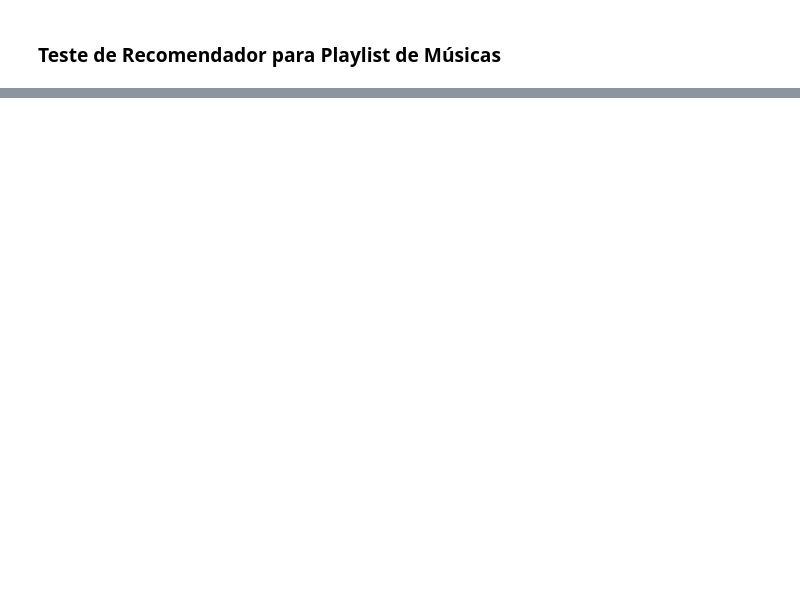
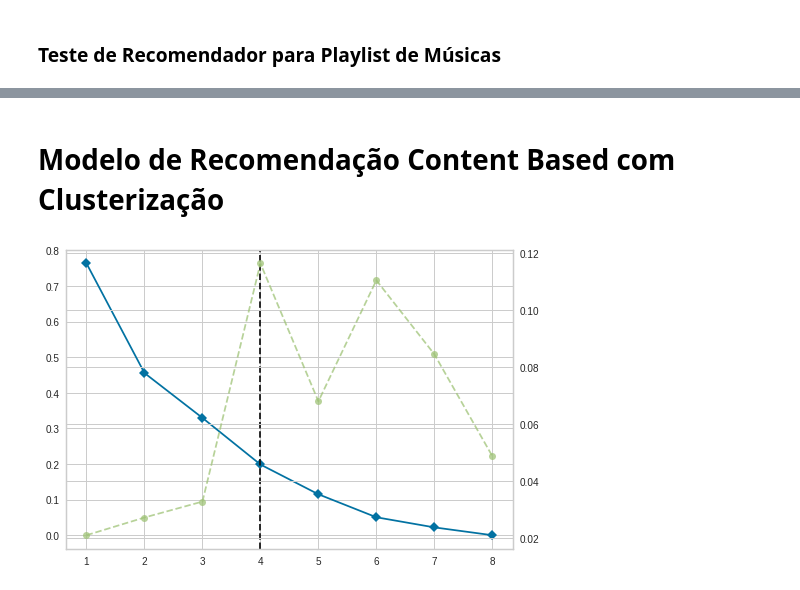
Before and after one commit to PauloFRC/SpotifyRecommender, a Jupyter notebook: models/Content Based Recommender System.ipynb, the cells around one changed output, grey strips where cells are left out. Cells and saved outputs as stored; diff of their text form; code cells hidden in the pictures; blank space fills up the shorter version.

Commit message:
colaborative+content changes

```diff
--- a/models/Content Based Recommender System.ipynb
+++ b/models/Content Based Recommender System.ipynb
@@ -298,3 +299,5 @@ rec_mean.recommend(tracks.loc[p1])
+# %% [markdown]
+# Modelo de Recomendação Content Based com Clusterização
 # %%
 class SimilarityMeans:
     def __init__(self, distance='euclidean'):
@@ -354,3 +353,8 @@ recommended, labels = rec.recommend_clusters(tracks_to_recommend)
+# %%
+tracks_to_recommend = tracks.loc[p1]
+recommended, labels, centroids = rec.recommend_clusters(tracks_to_recommend)
+# %% [output]
+[figure, added]
 # %%
 for i,r in enumerate(recommended):
     print(f'Músicas pertecentes ao cluster {i+1}:')
```
Also changed, not shown: parts of 16 cells of this notebook, 4 other files.
